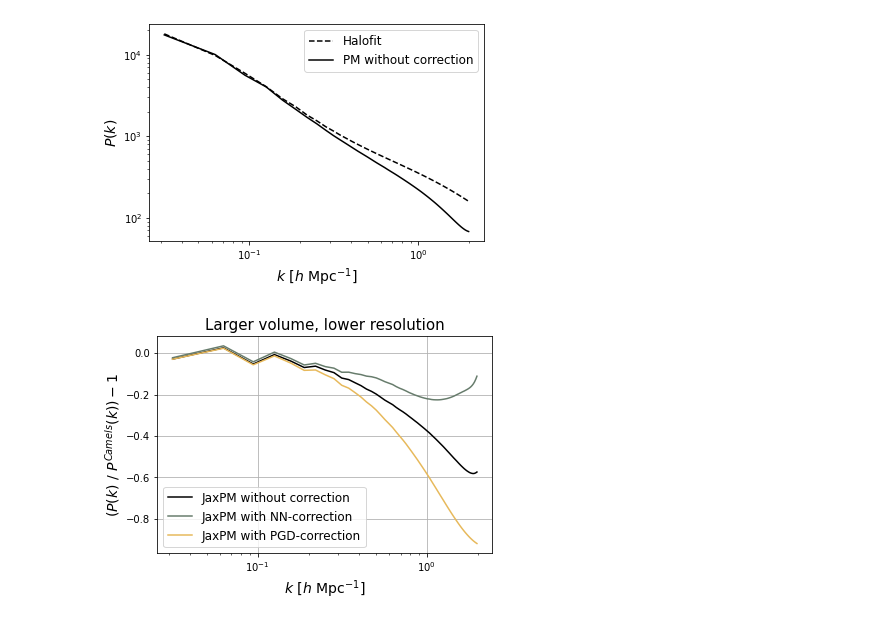
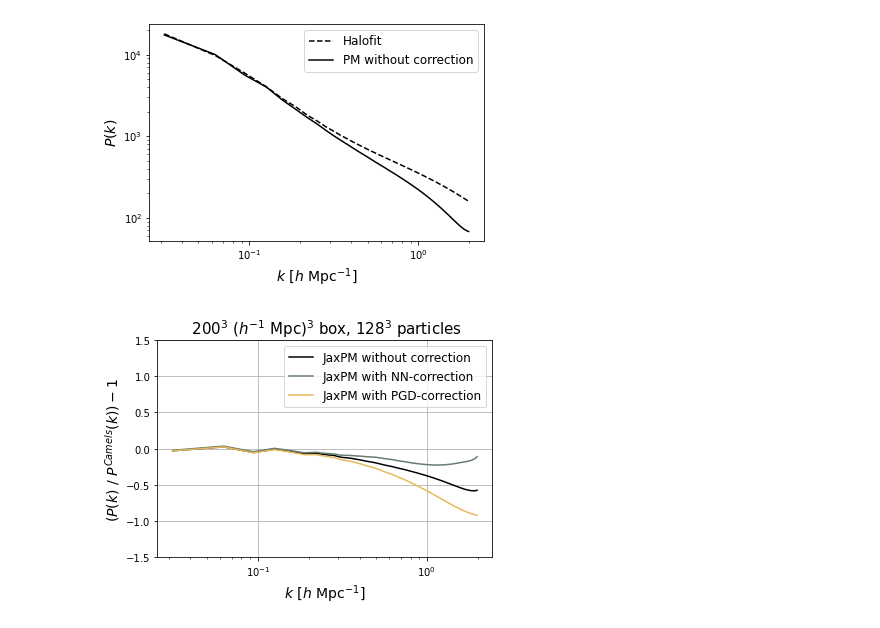
Before and after one commit to DifferentiableUniverseInitiative/jaxpm-paper, a Jupyter notebook: notebooks/NNvsPGD_wrong_boxsize_resolution.ipynb, the cells around one changed output. Saved outputs shown, nothing was run; the diff lists cells and outputs as text; code cells hidden in the pictures.

```diff
--- a/notebooks/NNvsPGD_wrong_boxsize_resolution.ipynb
+++ b/notebooks/NNvsPGD_wrong_boxsize_resolution.ipynb
@@ -86,12 +86,13 @@ Text(0, 0.5, '$P(k)$')
 # %%
 semilogx(k, (mupk_i/pk_ref)-1,label='JaxPM without correction',color=col[1])
 semilogx(k, (mupk_NN/pk_ref)-1,label='JaxPM with NN-correction',color=col[2])
 semilogx(k, (mupk_pgd/pk_ref)-1,label='JaxPM with PGD-correction',color=col[3])
 plt.xlabel(r"$k$ [$h \ \mathrm{Mpc}^{-1}$]",fontsize=14)
 plt.ylabel(r"$ (P(k) \ / \ P^{Camels}(k))-1$",fontsize=14)
 plt.grid(True)
-title('Larger volume, lower resolution',fontsize=15)
+title(' $200^3$ ($h^{-1}$ Mpc)$^3$ box, $128^3$ particles',fontsize=15)
 legend(fontsize='large')
+ylim(-1.5,1.5)
 plt.savefig('../figures/halofit_residuals_wrong_boxsize_res.pdf')
 # %% [output]
-[figure, old version]
+[figure, new version]
```
Also changed, not shown: 8 other files.
